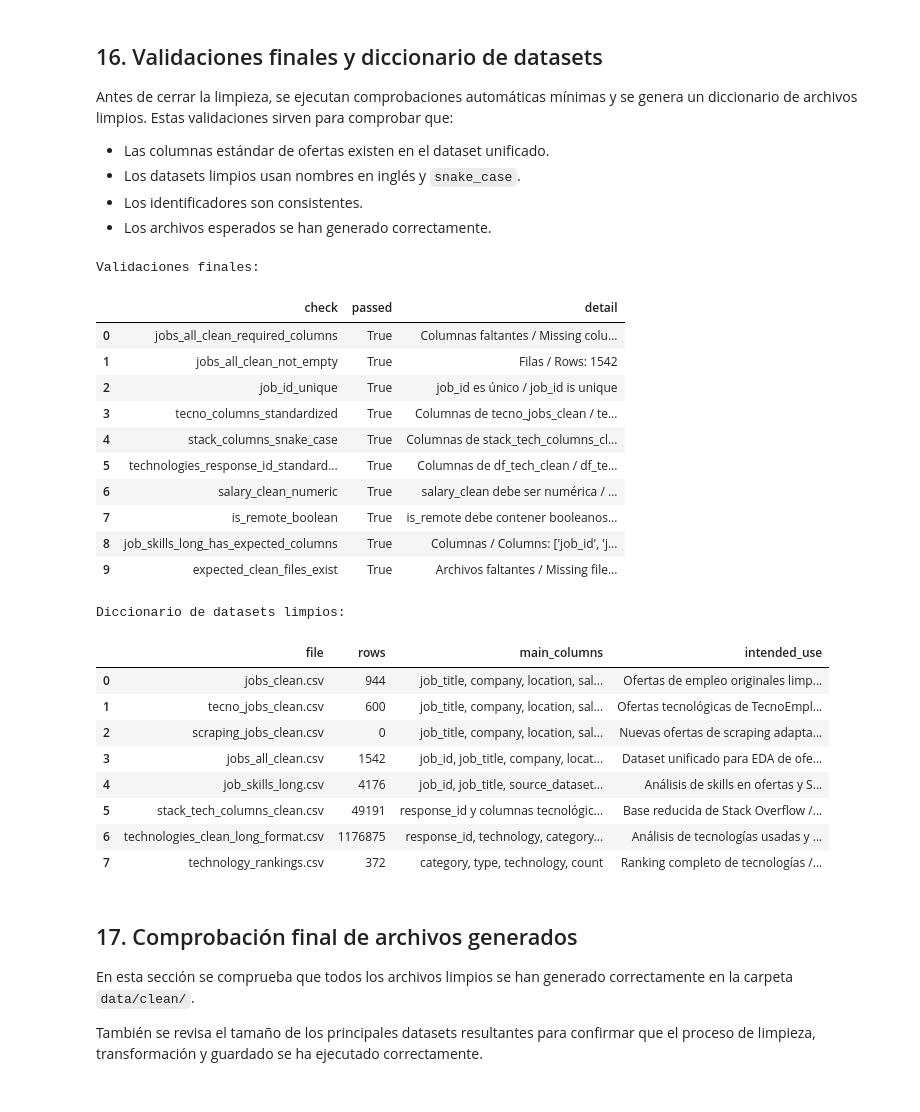
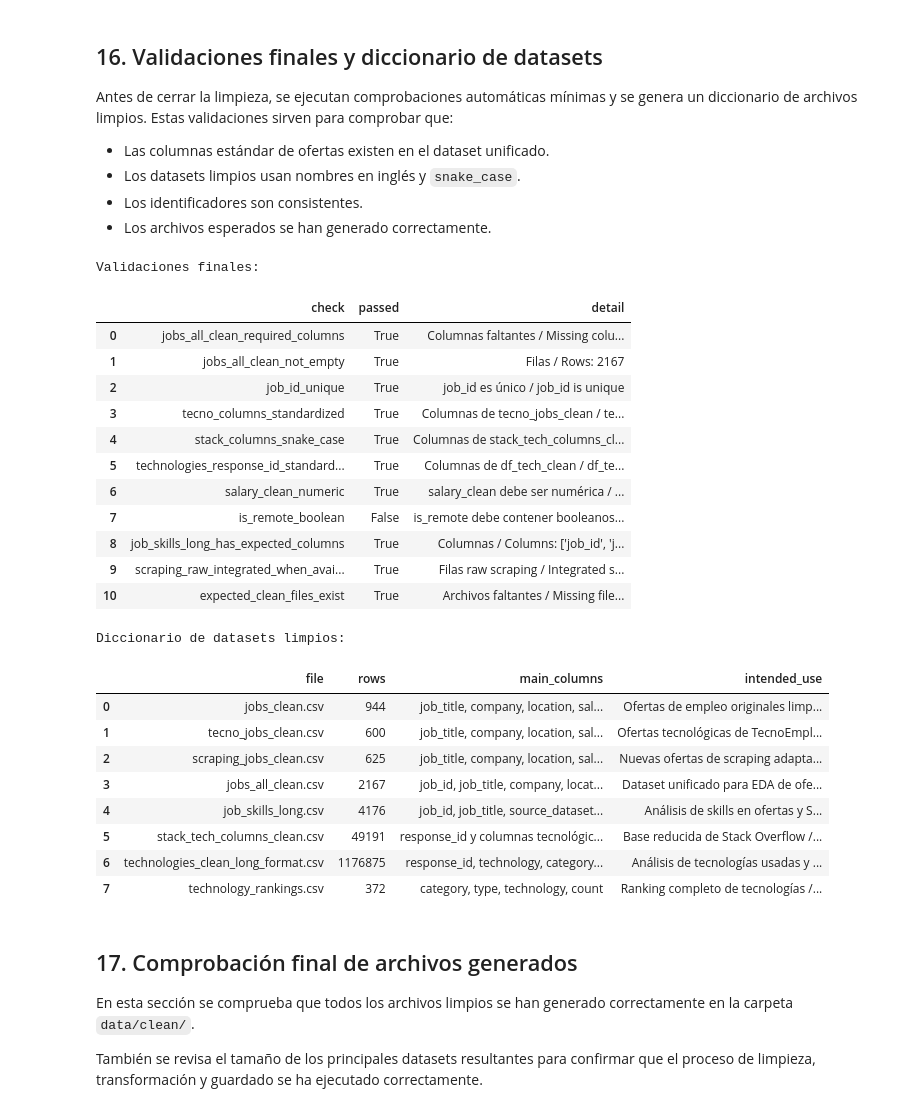
Before and after one commit to Gema-Villanueva/proyecto-eda-roles-datos, a Jupyter notebook: notebooks/02_cleaning.ipynb, the cells around one changed output. Drawn from its saved outputs; the diff is of its cells as text; code cells hidden in the pictures.

Commit message:
Apply final notebook refinements

```diff
--- a/notebooks/02_cleaning.ipynb
+++ b/notebooks/02_cleaning.ipynb
@@ -21,12 +22,23 @@ PROJECT_ROOT = Path.cwd().parent if Path.cwd().name == "notebooks" else Path.cwd
 
 DATA_RAW = PROJECT_ROOT / "data" / "raw"
 DATA_CLEAN = PROJECT_ROOT / "data" / "clean"
+SCRAPING_RAW_FILE = DATA_RAW / "scraping_jobs_raw.csv"
+SCRAPING_CLEAN_FILE = DATA_CLEAN / "scraping_jobs_clean.csv"
 
 DATA_RAW.mkdir(parents=True, exist_ok=True)
 DATA_CLEAN.mkdir(parents=True, exist_ok=True)
 
 print("Carpeta actual:", Path.cwd())
-print("Raíz del proyecto:", PROJECT_ROOT)
+print("Raiz del proyecto:", PROJECT_ROOT)
 print("Carpeta raw:", DATA_RAW)
 print("Carpeta clean:", DATA_CLEAN)
+
+if SCRAPING_RAW_FILE.exists():
+    scraping_size_kb = SCRAPING_RAW_FILE.stat().st_size / 1024
+    print(f"Scraping raw detectado: {SCRAPING_RAW_FILE.name} ({scraping_size_kb:.1f} KB)")
+
+    if SCRAPING_CLEAN_FILE.exists() and SCRAPING_CLEAN_FILE.stat().st_mtime < SCRAPING_RAW_FILE.stat().st_mtime:
+        print("AVISO: scraping_jobs_clean.csv es anterior al raw; ejecuta este notebook para regenerarlo.")
+else:
+    print("Scraping raw pendiente: no existe data/raw/scraping_jobs_raw.csv")
 # %% [output]
@@ -260,7 +275,7 @@ scraping_column_aliases = {
 scraping_template = pd.DataFrame(columns=scraping_template_columns)
 scraping_template.to_csv(DATA_CLEAN / "scraping_jobs_template.csv", index=False)
 
-scraping_raw_file = DATA_RAW / "scraping_jobs_raw.csv"
+scraping_raw_file = SCRAPING_RAW_FILE
 
 if scraping_raw_file.exists():
     # Cargar datos de scraping recibidos / Load received scraping data
@@ -291,6 +306,7 @@ if scraping_raw_file.exists():
     scraping_jobs_clean = scraping_jobs_clean.drop_duplicates()
 
     print("Archivo de scraping cargado:", scraping_raw_file.name)
+    print("Filas raw de scraping:", len(scraping_jobs_raw))
 else:
     # Crear dataset vacío si todavía no hay scraping / Create empty dataset if scraping data is not available yet
     scraping_jobs_raw = pd.DataFrame(columns=scraping_template_columns)
@@ -329,10 +347,12 @@ pd.set_option("display.max_columns", None)
 df_jobs = pd.read_csv(DATA_RAW / "data_science_job_posts_2025.csv")
 df_tecno = pd.read_csv(DATA_RAW / "tecnoempleo_spain_2026.csv")
 df_stack = pd.read_csv(DATA_RAW / "stackoverflow_2025_results.csv")
+df_scraping = pd.read_csv(DATA_RAW / "scraping_jobs_raw.csv")
 
 print("Data Science Jobs:", df_jobs.shape)
 print("TecnoEmpleo España:", df_tecno.shape)
 print("Stack Overflow:", df_stack.shape)
+print("Scraping Jobs:", df_scraping.shape)
 # %% [output]
 Data Science Jobs: (944, 13)
 TecnoEmpleo España: (600, 7)
@@ -361,7 +382,8 @@ Antes de limpiar cada fuente por separado, se crea un resumen comparativo de los
 raw_datasets = {
     "df_jobs": df_jobs,
     "df_tecno": df_tecno,
-    "df_stack": df_stack
+    "df_stack": df_stack,
+    "df_scraping": df_scraping
 }
 
 # Resumen inicial de dimensiones y calidad / Initial summary of shape and quality
@@ -1856,6 +1873,19 @@ add_validation(
     "job_skills_long_has_expected_columns",
     set(["job_id", "job_title", "source_dataset", "skill"]).issubset(job_skills_long.columns),
     f"Columnas / Columns: {job_skills_long.columns.tolist()}"
+)
+
+scraping_raw_rows = len(scraping_jobs_raw) if scraping_raw_file.exists() else 0
+scraping_integrated_rows = (
+    jobs_all_clean["source_dataset"].eq("scraping")
+    .sum()
+    if "source_dataset" in jobs_all_clean.columns
+    else 0
+)
+add_validation(
+    "scraping_raw_integrated_when_available",
+    scraping_raw_rows == 0 or scraping_integrated_rows > 0,
+    f"Filas raw scraping / Integrated scraping rows: {scraping_raw_rows} / {scraping_integrated_rows}"
 )
 
 expected_clean_files = [
@@ -1916,48 +1946,49 @@ clean_datasets_dictionary = pd.DataFrame([
         "rows": len(df_stack_tech),
         "main_columns": "response_id y columnas tecnológicas en snake_case / response_id and snake_case technology columns",
         "intended_use": "Base reducida de Stack Overflow / Reduced Stack Overflow base"
     },
     {
         "file": "technologies_clean_long_format.csv",
         "rows": len(df_tech_clean),
         "main_columns": "response_id, technology, category, type",
         "intended_use": "Análisis de tecnologías usadas y demandadas / Used and wanted technology analysis"
     },
     {
         "file": "technology_rankings.csv",
         "rows": len(ranking_tecnologias),
         "main_columns": "category, type, technology, count",
         "intended_use": "Ranking completo de tecnologías / Full technology ranking"
     },
 ])
 
 clean_datasets_dictionary.to_csv(DATA_CLEAN / "clean_datasets_dictionary.csv", index=False)
 validation_summary.to_csv(DATA_CLEAN / "cleaning_validation_summary.csv", index=False)
 
 print("Validaciones finales:")
 display(validation_summary)
 
 print("Diccionario de datasets limpios:")
 display(clean_datasets_dictionary)
 # %% [output]
 Validaciones finales:
 |  | check | passed | detail |
 | 0 | jobs_all_clean_required_columns | True | Columnas faltantes / Missing colu... |
-| 1 | jobs_all_clean_not_empty | True | Filas / Rows: 1542 |
+| 1 | jobs_all_clean_not_empty | True | Filas / Rows: 2167 |
 | 2 | job_id_unique | True | job_id es único / job_id is unique |
 | 3 | tecno_columns_standardized | True | Columnas de tecno_jobs_clean / te... |
 | 4 | stack_columns_snake_case | True | Columnas de stack_tech_columns_cl... |
 | 5 | technologies_response_id_standard... | True | Columnas de df_tech_clean / df_te... |
 | 6 | salary_clean_numeric | True | salary_clean debe ser numérica / ... |
-| 7 | is_remote_boolean | True | is_remote debe contener booleanos... |
+| 7 | is_remote_boolean | False | is_remote debe contener booleanos... |
 | 8 | job_skills_long_has_expected_columns | True | Columnas / Columns: ['job_id', 'j... |
-| 9 | expected_clean_files_exist | True | Archivos faltantes / Missing file... |
+| 9 | scraping_raw_integrated_when_avai... | True | Filas raw scraping / Integrated s... |
+| 10 | expected_clean_files_exist | True | Archivos faltantes / Missing file... |
 Diccionario de datasets limpios:
 |  | file | rows | main_columns | intended_use |
 | 0 | jobs_clean.csv | 944 | job_title, company, location, sal... | Ofertas de empleo originales limp... |
 | 1 | tecno_jobs_clean.csv | 600 | job_title, company, location, sal... | Ofertas tecnológicas de TecnoEmpl... |
-| 2 | scraping_jobs_clean.csv | 0 | job_title, company, location, sal... | Nuevas ofertas de scraping adapta... |
-| 3 | jobs_all_clean.csv | 1542 | job_id, job_title, company, locat... | Dataset unificado para EDA de ofe... |
+| 2 | scraping_jobs_clean.csv | 625 | job_title, company, location, sal... | Nuevas ofertas de scraping adapta... |
+| 3 | jobs_all_clean.csv | 2167 | job_id, job_title, company, locat... | Dataset unificado para EDA de ofe... |
 | 4 | job_skills_long.csv | 4176 | job_id, job_title, source_dataset... | Análisis de skills en ofertas y S... |
 | 5 | stack_tech_columns_clean.csv | 49191 | response_id y columnas tecnológic... | Base reducida de Stack Overflow /... |
 | 6 | technologies_clean_long_format.csv | 1176875 | response_id, technology, category... | Análisis de tecnologías usadas y ... |
```
Also changed, not shown: parts of 16 cells of this notebook, 28 other files.
